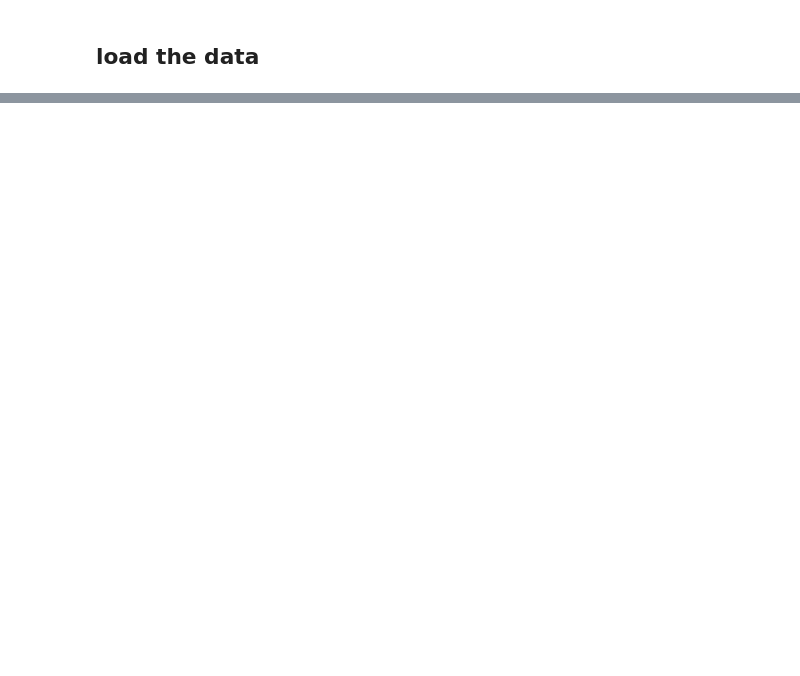
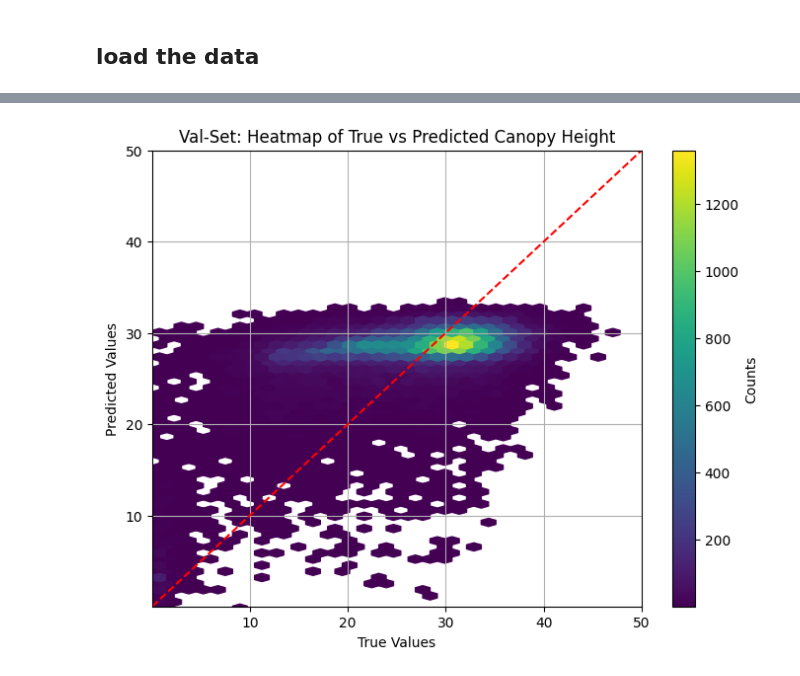
Before and after one commit to fizz-x/TreeHeads, a Jupyter notebook: training/01_unet.ipynb, the cells around one changed output, grey strips where cells are left out. Cells and saved outputs as stored; diff of their text form; code cells hidden in the pictures; blank space fills up the shorter version.

```diff
--- a/training/01_unet.ipynb
+++ b/training/01_unet.ipynb
@@ -438,0 +391,26 @@ X_test2.shape
+# %%
+# plot y vs. preds as heatmap
+def plot_heatmap(y_true, y_pred, title="Heatmap of True vs Predicted"):
+    """
+    Plot a heatmap of true vs predicted values.
+
+    Parameters:
+    - y_true: np.ndarray, true values
+    - y_pred: np.ndarray, predicted values
+    - title: str, title of the plot
+    """
+    plt.figure(figsize=(8, 6))
+    plt.hexbin(y_true.flatten(), y_pred.flatten(), gridsize=50, cmap='viridis', mincnt=1)
+    plt.colorbar(label='Counts')
+    plt.xlabel('True Values')
+    plt.ylabel('Predicted Values')
+    plt.title(title)
+    plt.plot([y_true.min(), y_true.max()], [y_true.min(), y_true.max()], color='red', linestyle='--')
+    plt.xlim(y_true.min(), 50)
+    plt.ylim(y_true.min(), 50)
+    plt.grid(True)
+    plt.show()
+# Example usage:
+plot_heatmap(targets, predictions, title="Val-Set: Heatmap of True vs Predicted Canopy Height")
+# %% [output]
+[figure, added]
```
Also changed, not shown: parts of 25 cells of this notebook, 5 other files.
